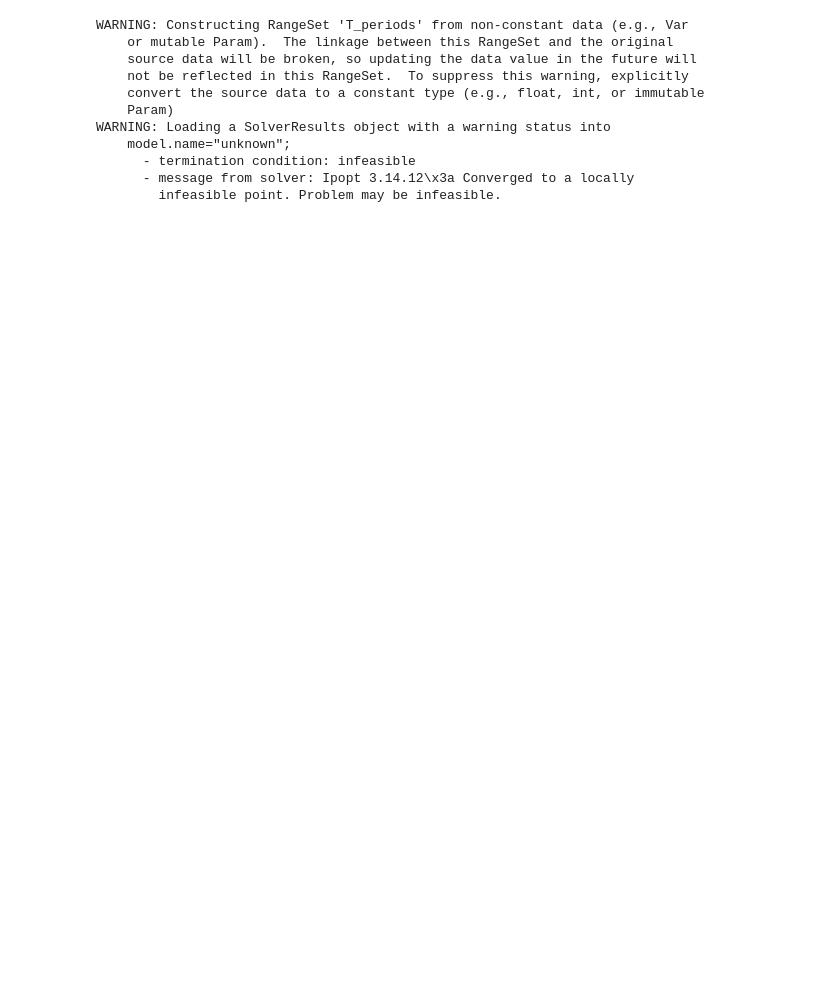
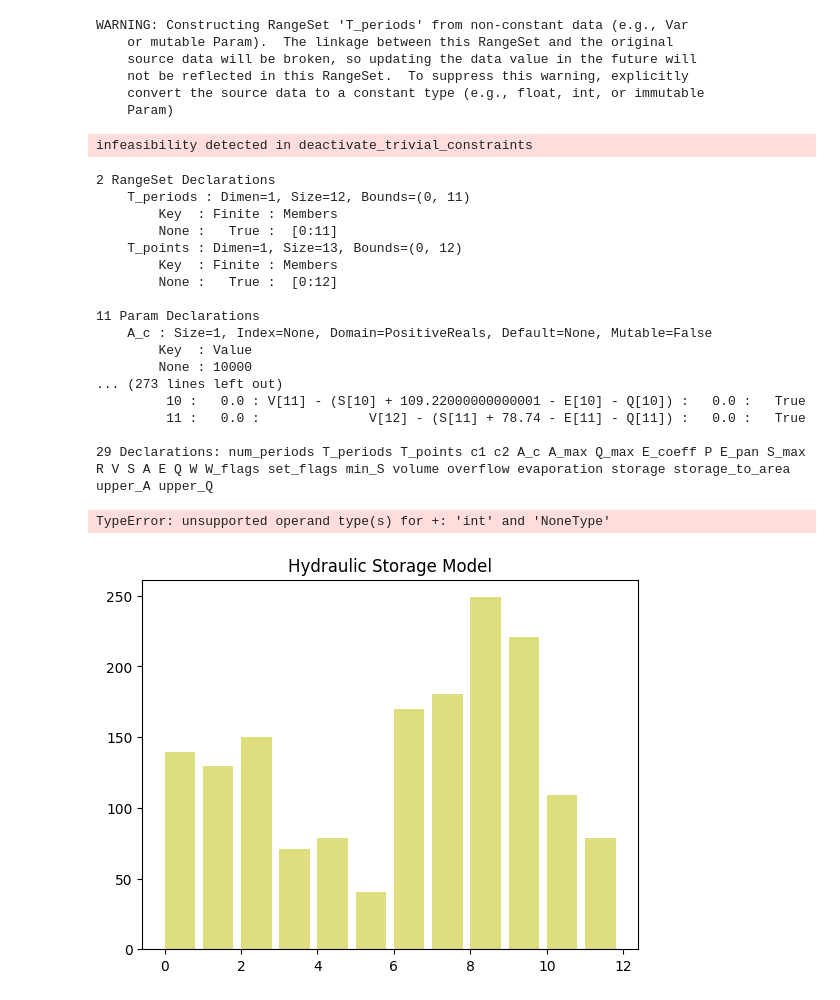
Before and after one commit to quinnouyang/Bodaway-Gap-Research, a Jupyter notebook: Water Optimization/dynamics_model/hydraulic_storage.ipynb, the cells around one changed output. Drawn from its saved outputs; the diff is of its cells as text; code cells hidden in the pictures; blank space fills up the shorter version.

Commit message:
Improve plotting, debug model validity

```diff
--- a/Water Optimization/dynamics_model/hydraulic_storage.ipynb
+++ b/Water Optimization/dynamics_model/hydraulic_storage.ipynb
@@ -74,21 +78,35 @@ model.E = Var(model.T_periods, domain=NonNegativeReals)  # Evaporation
 model.Q = Var(model.T_periods, domain=NonNegativeReals)  # Pumping
 model.W = Var(model.T_periods, domain=NonNegativeReals)  # Overflow
 
+# model.W_flags = Var(
+#     model.T_periods, domain=Binary, initialize=0
+# )  # Boolean for overflow (Pyomo-specific workaround)
+# model.set_flags = Constraint(
+#     model.T_periods,
+#     rule=lambda model, t: model.W_flags[t] * (model.V[t + 1] - model.S_max) >=  mu,
+# )
+
 # Objective
 # model.min_overflow = Objective(
 #     expr=lambda model: sum(model.W[t] for t in model.T_periods)
-# )
-model.trivial = Objective(expr=lambda _: 0)  # TEMPORARY: To verify model feasibility
+# )  # Minimize overflow
+# model.trivial = Objective(expr=lambda _: 0)  # TEMPORARY: To verify model feasibility
+model.min_S = Objective(
+    expr=lambda model: sum(model.S[t] for t in model.T_periods)
+)  # TEMPORARY: To constrain volume
 
 # Constraints
 model.volume = Constraint(
     model.T_periods,
-    rule=lambda model, t: model.V[t + 1] == model.S[t] + model.R[t] - model.E[t] - model.Q[t],
+    rule=lambda model, t: model.V[t + 1]
+    == model.S[t] + model.R[t] - model.E[t] - model.Q[t],
 )  # Volumetric balance equation [1]
 
+# Note that model.W values are non-negative and minimized, so >= is fine. == somehow doesn't work.
 model.overflow = Constraint(
     model.T_periods,
-    rule=lambda model, t: model.W[t] == model.V[t] - model.S_max,
+    rule=lambda model, t: model.W[t]
+    == model.W_flags[t] * (model.V[t + 1] - model.S_max),
 )  # Calculate overflow [2]
 
 model.evaporation = Constraint(
@@ -114,3 +132,6 @@ model.upper_A = Constraint(
 model.upper_Q = Constraint(
     model.T_periods, rule=lambda model, t: model.Q[t] <= model.Q_max
 )  # Bound pumping [8]
+
+# model.initial_S = Constraint(rule=lambda model: model.S[0] == 0)
+# model.initial_V = Constraint(rule=lambda model: model.V[0] == model.S[0])
@@ -172,32 +249,49 @@ MAX_SURFACE_AREA = 100  # 482970.15  # (m^2)
 # %%
 # ALL AREAL AND VOLUMETRIC PARAMETERS ARE IN METERS (M), TEMPORAL UNIT IS MONTHS
 
 data = {
     None: {
         "num_periods": {None: 12},
         "c1": {None: C1},
         "c2": {None: C2},
         "A_c": {None: CATCHMENT_AREA},
-        "A_max": {None: MAX_SURFACE_AREA},
+        "A_max": {None: 3 * MAX_SURFACE_AREA},
         "Q_max": {None: 0},
         "P": dict(enumerate(PRECIP_RATE)),
-        "E_pan": dict(enumerate(PAN_EVAP_RATE)),
-        "E_coeff": {None: PAN_COEFF},
+        "E_pan": dict(enumerate([0] * 12)),
+        "E_coeff": {None: 1},
     }
 }
 
 instance = model.create_instance(data)
 results = solver.solve(instance)
-# instance.pprint()
+
+instance.pprint()
+plot_model(instance)
 # %% [output]
 WARNING: Constructing RangeSet 'T_periods' from non-constant data (e.g., Var
     or mutable Param).  The linkage between this RangeSet and the original
     source data will be broken, so updating the data value in the future will
     not be reflected in this RangeSet.  To suppress this warning, explicitly
     convert the source data to a constant type (e.g., float, int, or immutable
     Param)
-WARNING: Loading a SolverResults object with a warning status into
-    model.name="unknown";
-      - termination condition: infeasible
-      - message from solver: Ipopt 3.14.12\x3a Converged to a locally
-        infeasible point. Problem may be infeasible.
+infeasibility detected in deactivate_trivial_constraints
+2 RangeSet Declarations
+    T_periods : Dimen=1, Size=12, Bounds=(0, 11)
+        Key  : Finite : Members
+        None :   True :  [0:11]
+    T_points : Dimen=1, Size=13, Bounds=(0, 12)
+        Key  : Finite : Members
+        None :   True :  [0:12]
+
+11 Param Declarations
+    A_c : Size=1, Index=None, Domain=PositiveReals, Default=None, Mutable=False
+        Key  : Value
+        None : 10000
+... (273 lines left out)
+         10 :   0.0 : V[11] - (S[10] + 109.22000000000001 - E[10] - Q[10]) :   0.0 :   True
+         11 :   0.0 :              V[12] - (S[11] + 78.74 - E[11] - Q[11]) :   0.0 :   True
+
+29 Declarations: num_periods T_periods T_points c1 c2 A_c A_max Q_max E_coeff P E_pan S_max R V S A E Q W W_flags set_flags min_S volume overflow evaporation storage storage_to_area upper_A upper_Q
+TypeError: unsupported operand type(s) for +: 'int' and 'NoneType'
+[figure, added]
```
Also changed, not shown: parts of 4 cells of this notebook.
